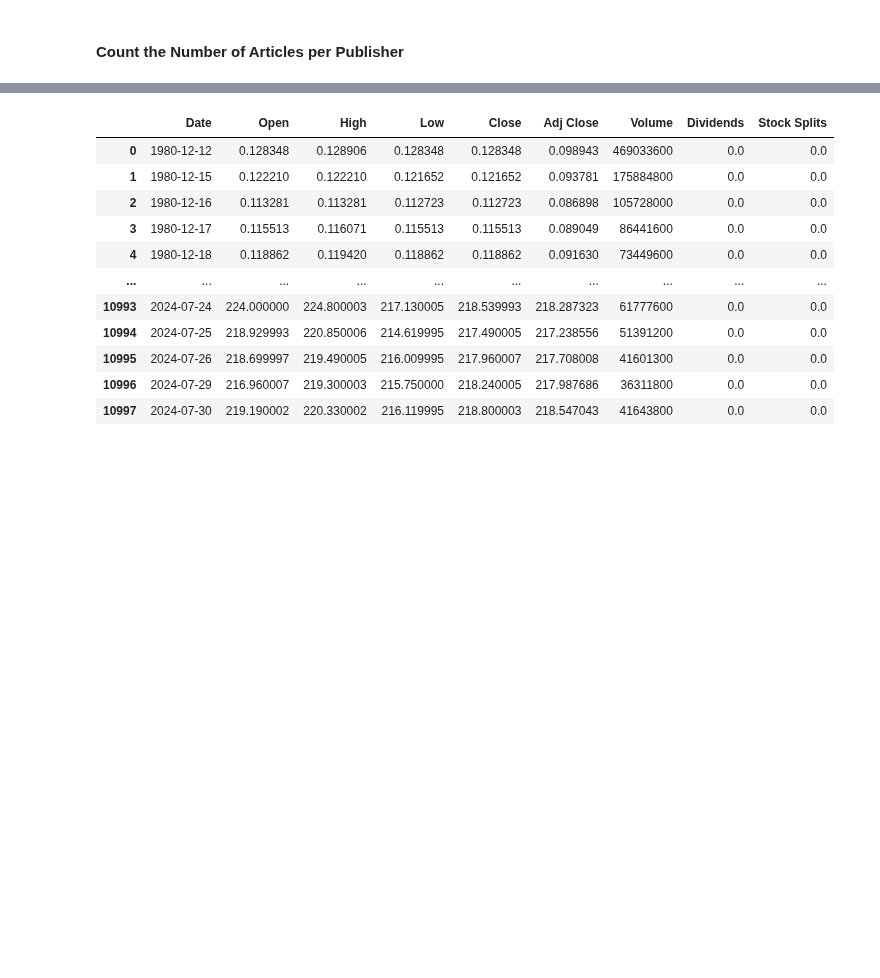
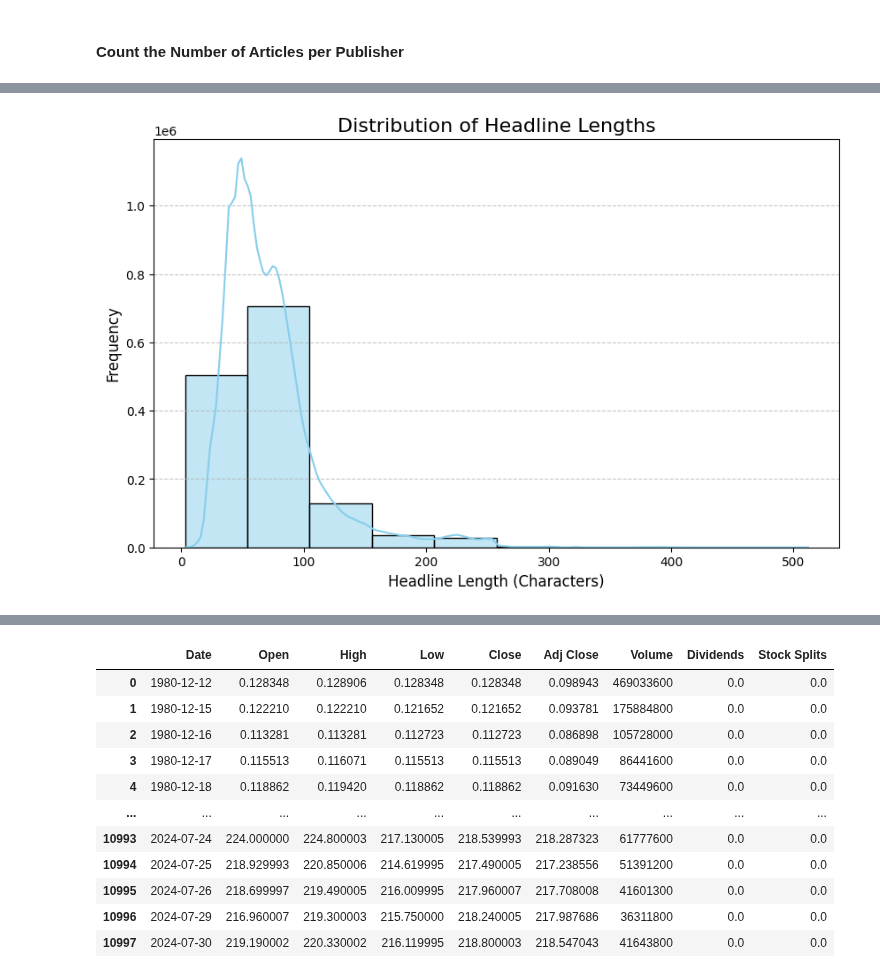
Before and after one commit to Ofgeha-Gelana/SentimentStockPredictor, a Jupyter notebook: notebooks/descriptive_analy.ipynb, the cells around one changed output, grey strips where cells are left out. Drawn from its saved outputs; the diff is of its cells as text; code cells hidden in the pictures; blank space fills up the shorter version.

```diff
--- a/notebooks/descriptive_analy.ipynb
+++ b/notebooks/descriptive_analy.ipynb
@@ -69,0 +91,5 @@ Name: headline_length, dtype: float64
+# %%
+news_data['day_of_week'] = news_data['date'].dt.day_name()
+publication_trends = news_data['day_of_week'].value_counts()
+print("\nPublication Trends (Articles by Day of the Week):")
+print(publication_trends)
@@ -69,0 +107,14 @@ Name: headline_length, dtype: float64
+# %%
+import matplotlib.pyplot as plt
+import seaborn as sns
+
+# 1. Visualizing Headline Lengths
+plt.figure(figsize=(10, 6))
+sns.histplot(news_data['headline_length'], kde=True, bins=10, color='skyblue')
+plt.title('Distribution of Headline Lengths', fontsize=16)
+plt.xlabel('Headline Length (Characters)', fontsize=12)
+plt.ylabel('Frequency', fontsize=12)
+plt.grid(axis='y', linestyle='--', alpha=0.7)
+plt.show()
+# %% [output]
+[figure, added]
```
Also changed, not shown: parts of 5 cells of this notebook.
